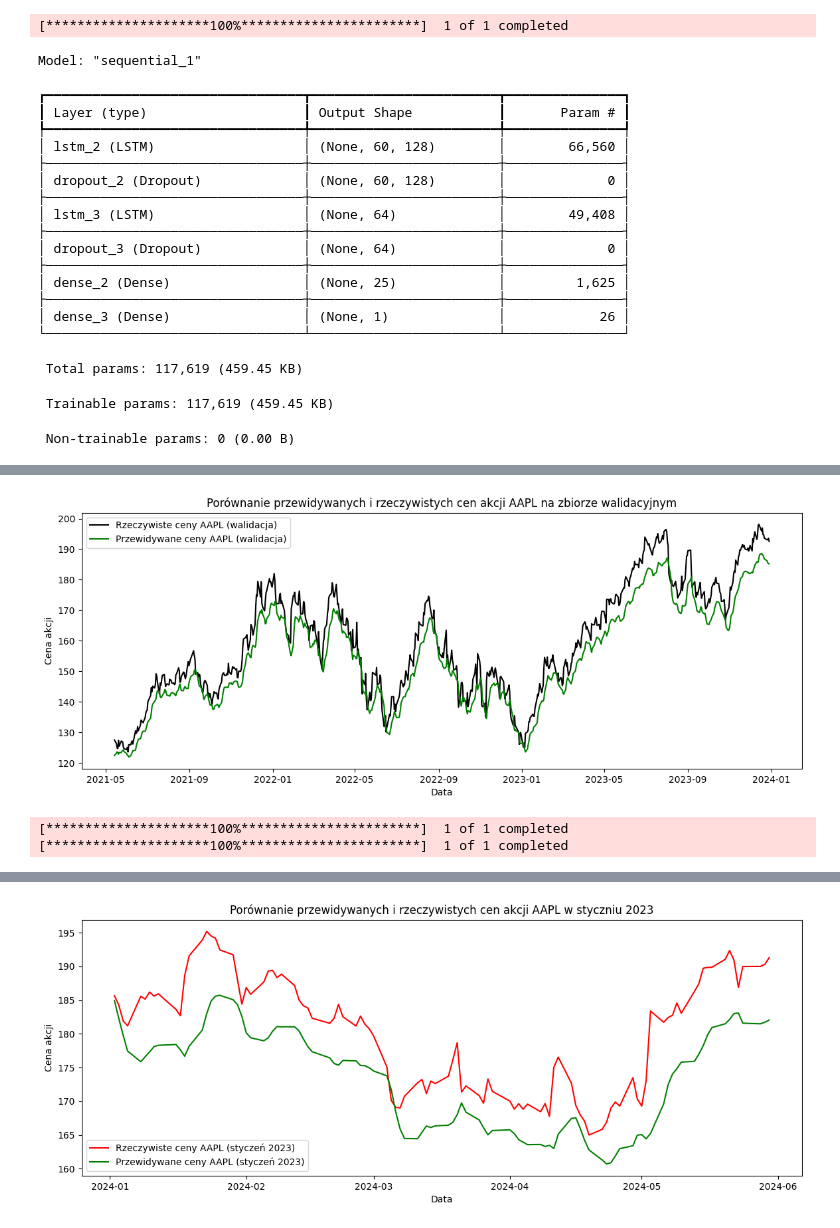
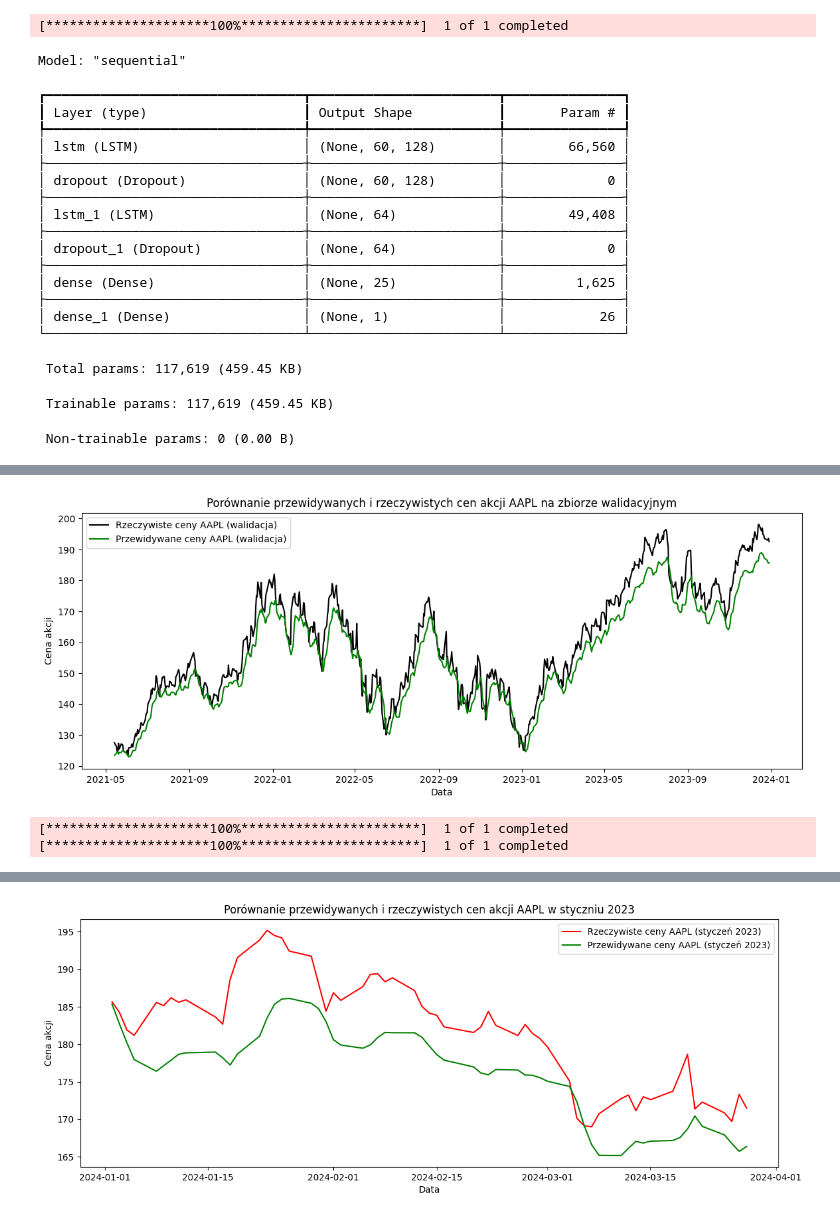
Before and after one commit to cynarski/crypto_predict, a Jupyter notebook: testlstm.ipynb, the cells around one changed output, grey strips where cells are left out. Drawn from its saved outputs; the diff is of its cells as text; code cells hidden in the pictures.

```diff
--- a/testlstm.ipynb
+++ b/testlstm.ipynb
@@ -77,7 +77,7 @@ train_data = yf.download('AAPL', start='2019-01-01', end='2023-12-31')
 train_close = train_data[['Close']].values
 
 # Pobranie danych od 01-01-2023 do 31-01-2023 (bez patrzenia na nie)
-test_data = yf.download('AAPL', start='2024-01-01', end='2024-05-31')
+test_data = yf.download('AAPL', start='2024-01-01', end='2024-03-31')
 actual_prices = test_data[['Close']].values
 
 # Łączenie danych w celu zachowania ciągłości sekwencji
@@ -115,21 +115,21 @@ plt.legend()
 plt.show()
 # %% [output]
 [*********************100%***********************]  1 of 1 completed
-Model: "sequential_1"
+Model: "sequential"
 ┏━━━━━━━━━━━━━━━━━━━━━━━━━━━━━━━━━┳━━━━━━━━━━━━━━━━━━━━━━━━┳━━━━━━━━━━━━━━━┓
 ┃ Layer (type)                    ┃ Output Shape           ┃       Param # ┃
 ┡━━━━━━━━━━━━━━━━━━━━━━━━━━━━━━━━━╇━━━━━━━━━━━━━━━━━━━━━━━━╇━━━━━━━━━━━━━━━┩
-│ lstm_2 (LSTM)                   │ (None, 60, 128)        │        66,560 │
+│ lstm (LSTM)                     │ (None, 60, 128)        │        66,560 │
 ├─────────────────────────────────┼────────────────────────┼───────────────┤
-│ dropout_2 (Dropout)             │ (None, 60, 128)        │             0 │
+│ dropout (Dropout)               │ (None, 60, 128)        │             0 │
 ├─────────────────────────────────┼────────────────────────┼───────────────┤
-│ lstm_3 (LSTM)                   │ (None, 64)             │        49,408 │
+│ lstm_1 (LSTM)                   │ (None, 64)             │        49,408 │
 ├─────────────────────────────────┼────────────────────────┼───────────────┤
-│ dropout_3 (Dropout)             │ (None, 64)             │             0 │
+│ dropout_1 (Dropout)             │ (None, 64)             │             0 │
 ├─────────────────────────────────┼────────────────────────┼───────────────┤
-│ dense_2 (Dense)                 │ (None, 25)             │         1,625 │
+│ dense (Dense)                   │ (None, 25)             │         1,625 │
 ├─────────────────────────────────┼────────────────────────┼───────────────┤
-│ dense_3 (Dense)                 │ (None, 1)              │            26 │
+│ dense_1 (Dense)                 │ (None, 1)              │            26 │
 └─────────────────────────────────┴────────────────────────┴───────────────┘
  Total params: 117,619 (459.45 KB)
  Trainable params: 117,619 (459.45 KB)
@@ -158 +159 @@ Epoch 100/100
-[figure, old version]
+[figure, new version]
```
Also changed, not shown: parts of 1 cell of this notebook, 7 other files.
